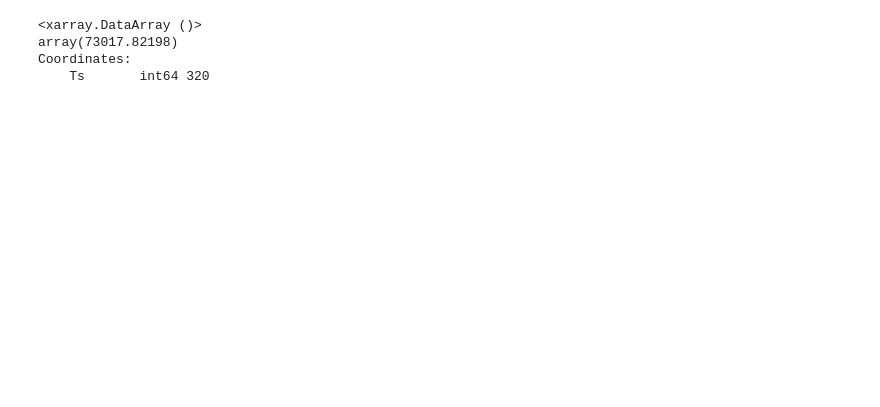
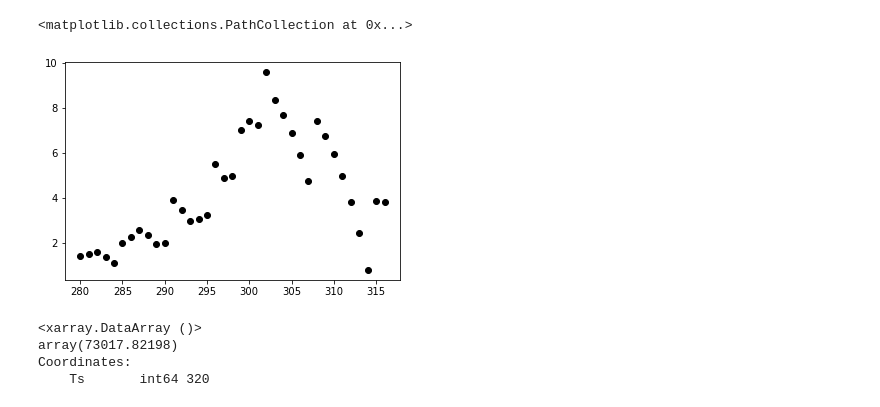
Before and after one commit to AndrewILWilliams/ECS_bump, a Jupyter notebook: Data/PyRADS/intermediate_plotting.ipynb, the cells around one changed output. Drawn from its saved outputs; the diff is of its cells as text; code cells hidden in the pictures; blank space fills up the shorter version.

```diff
--- a/Data/PyRADS/intermediate_plotting.ipynb
+++ b/Data/PyRADS/intermediate_plotting.ipynb
@@ -61,3 +52,10 @@ ax.set_yscale('log')
+# %%
+fig, ax = plt.subplots()
+
+ax.scatter(da_ECS_pyrads.Ts, da_ECS_pyrads, color='k')
+# %% [output]
+<matplotlib.collections.PathCollection at 0x...>
+[figure, added]
 # %%
 import pickle
 
```
Also changed, not shown: parts of 13 cells of this notebook, 1 other file.
